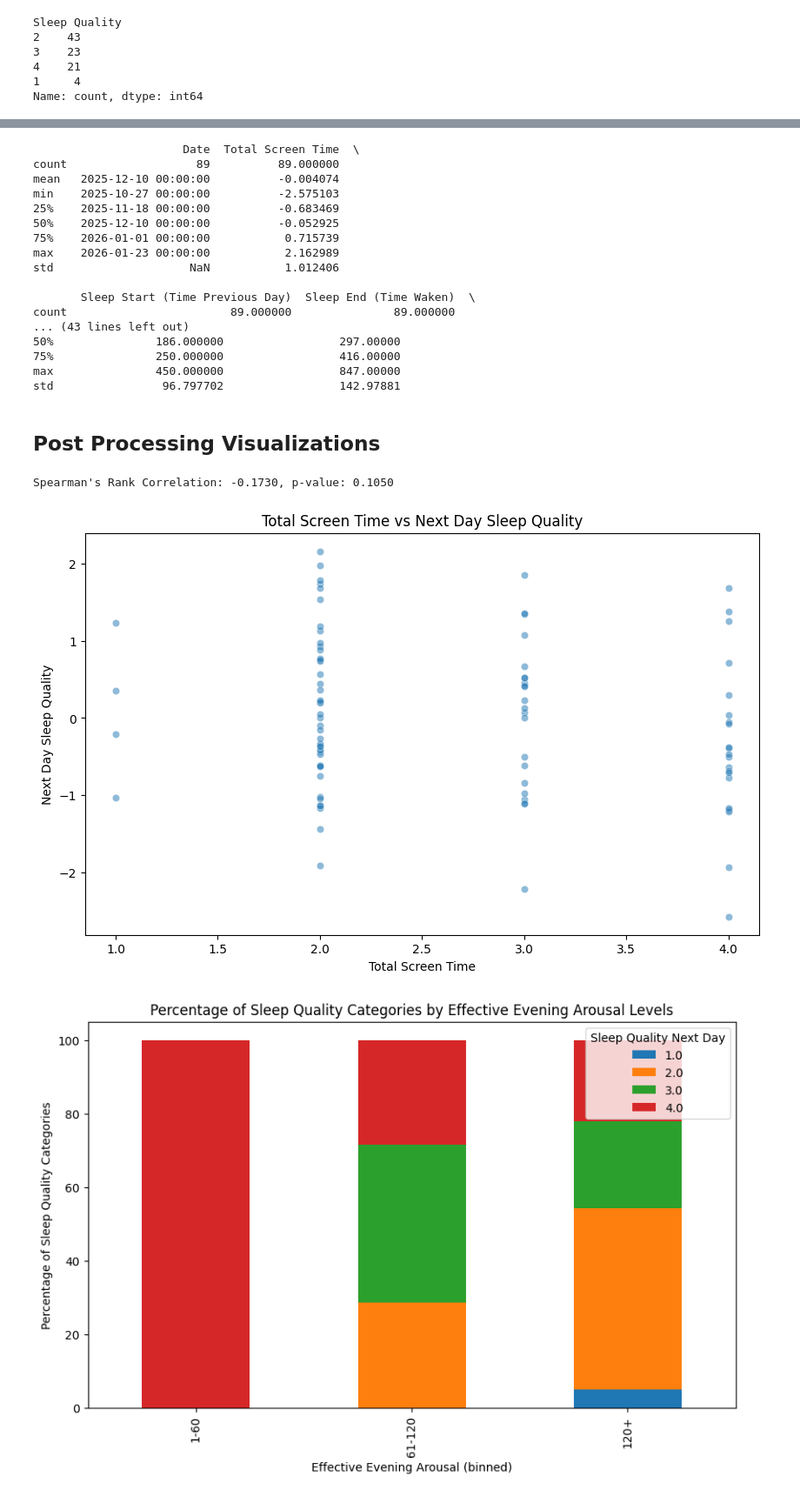
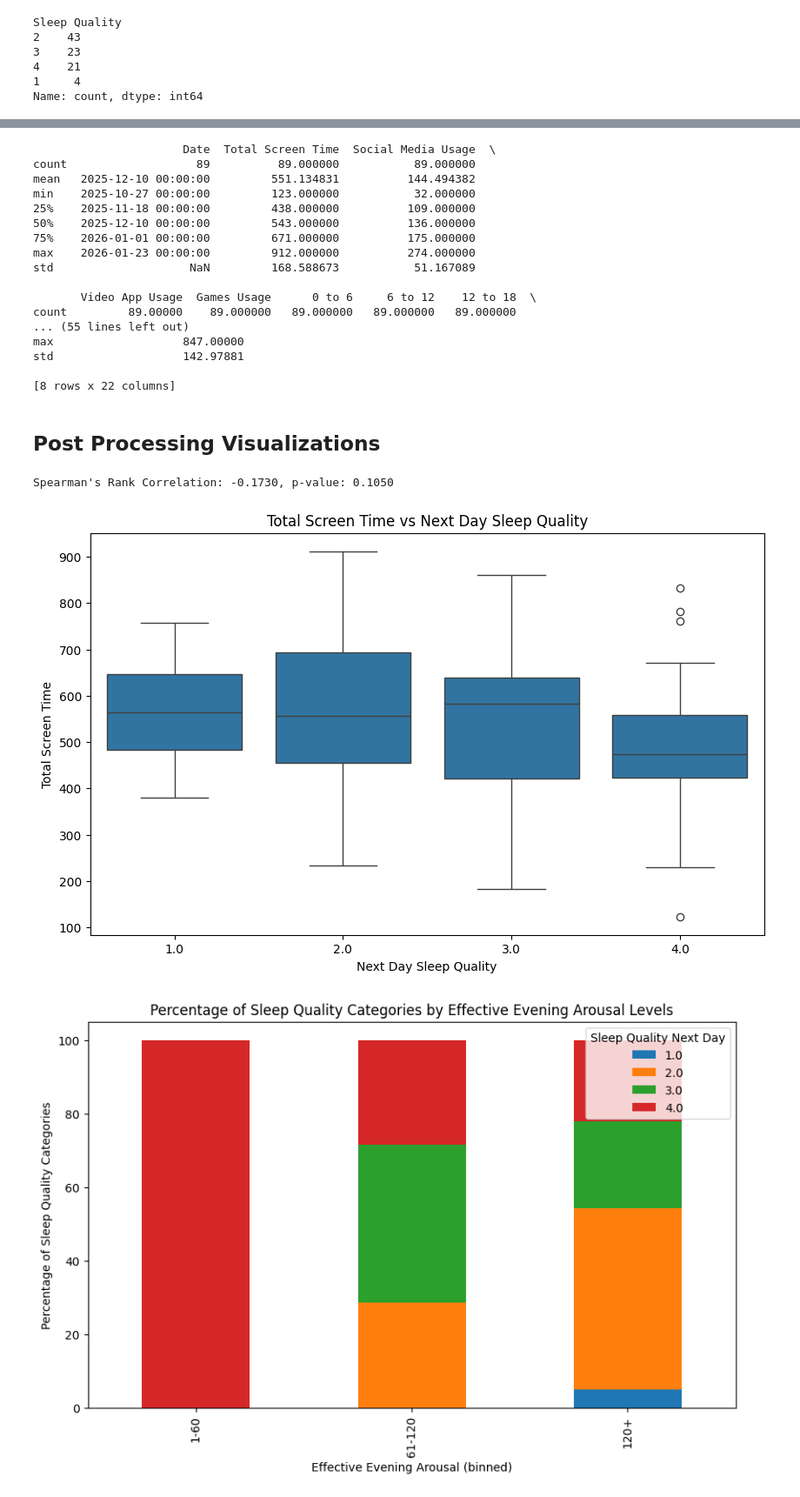
Before and after one commit to machiwao/CCDATSCL_PROJECT, a Jupyter notebook: CCDATSCL_Project_Code Implementation.ipynb, the cells around one changed output, grey strips where cells are left out. Shown: that part at 87% size. Cells and saved outputs as stored; diff of their text form; code cells hidden in the pictures.

```diff
--- a/CCDATSCL_Project_Code Implementation.ipynb
+++ b/CCDATSCL_Project_Code Implementation.ipynb
@@ -318,8 +276,6 @@ df['NonInteractiveScreenTime'] = df['Video App Usage']
 # %%
 # Drop Total Number of Notifications and Total Number of Unlocks, as they may not be relevant to the analysis
 df.drop(columns=['Total Number of Notifications', 'Total Number of Unlocks'], inplace=True)
-df.drop(columns=['0 to 6', '6 to 12', '12 to 18', '18 to 24'], inplace=True)
-df.drop(columns=['Social Media Usage', 'Games Usage', 'Video App Usage'], inplace=True)
 # %%
 # Create Feature for High and Low Evening Screen Time. Low is <240 mins, High is >=240 mins
 df['Evening Screen Time Category'] = df['Effective Evening Screen Time'].apply(lambda x: 'Low' if x < 240 else 'High')
@@ -374,39 +308,39 @@ memory usage: 13.2+ KB
 # %%
 print(df.describe())
 # %% [output]
-                      Date  Total Screen Time  \
-count                   89          89.000000
-mean   2025-12-10 00:00:00          -0.004074
-min    2025-10-27 00:00:00          -2.575103
-25%    2025-11-18 00:00:00          -0.683469
-50%    2025-12-10 00:00:00          -0.052925
-75%    2026-01-01 00:00:00           0.715739
-max    2026-01-23 00:00:00           2.162989
-std                    NaN           1.012406
+                      Date  Total Screen Time  Social Media Usage  \
+count                   89          89.000000           89.000000
+mean   2025-12-10 00:00:00         551.134831          144.494382
+min    2025-10-27 00:00:00         123.000000           32.000000
+25%    2025-11-18 00:00:00         438.000000          109.000000
+50%    2025-12-10 00:00:00         543.000000          136.000000
+75%    2026-01-01 00:00:00         671.000000          175.000000
+max    2026-01-23 00:00:00         912.000000          274.000000
+std                    NaN         168.588673           51.167089
 
-       Sleep Start (Time Previous Day)  Sleep End (Time Waken)  \
-count                        89.000000               89.000000
-... (43 lines left out)
-50%               186.000000                 297.00000
-75%               250.000000                 416.00000
-max               450.000000                 847.00000
-std                96.797702                 142.97881
+       Video App Usage  Games Usage      0 to 6     6 to 12    12 to 18  \
+count         89.00000    89.000000   89.000000   89.000000   89.000000
+... (55 lines left out)
+max                   847.00000
+std                   142.97881
+
+[8 rows x 22 columns]
 # %% [markdown]
 ## Post Processing Visualizations
 # %%
 # Print Spearman's Rank Correlation between Total Screen Time and Target_Sleep_Quality
 spearman_corr, p_value = stats.spearmanr(df['Total Screen Time'], df['SleepQualityNextDay'], nan_policy='omit')
 print(f"Spearman's Rank Correlation: {spearman_corr:.4f}, p-value: {p_value:.4f}")
-# Jitter Scatter Plot with for Total Screen Time and Target_Sleep_Quality
+# Box Plot for Total Screen Time and Target_Sleep_Quality
 plt.figure(figsize=(10, 6))
-sns.scatterplot(y='Total Screen Time', x='SleepQualityNextDay', data=df, alpha=0.5)
+sns.boxplot(y='Total Screen Time', x='SleepQualityNextDay', data=df)
 plt.title('Total Screen Time vs Next Day Sleep Quality')
-plt.xlabel('Total Screen Time')
-plt.ylabel('Next Day Sleep Quality')
+plt.xlabel('Next Day Sleep Quality')
+plt.ylabel('Total Screen Time')
 plt.show()
 # %% [output]
 Spearman's Rank Correlation: -0.1730, p-value: 0.1050
-[figure, old version]
+[figure, new version]
 # %%
 # Stacked Bar Chart for Showing the Percentage of Sleep Quality Categories for Different Levels of Effective Evening Screen Time
 # Create bins for Effective Evening Screen Time
```
Also changed, not shown: parts of 15 cells of this notebook, 1 other file.
